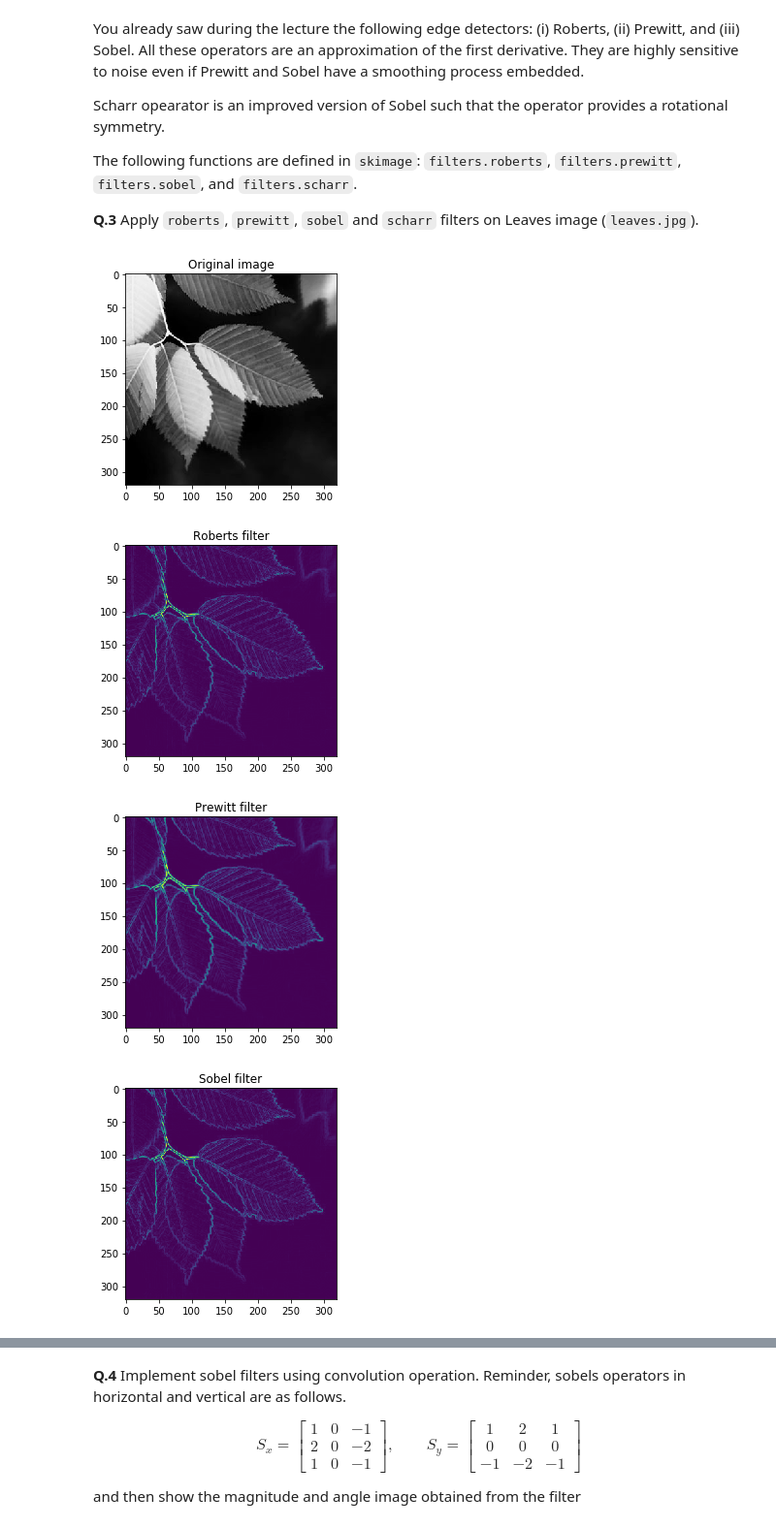
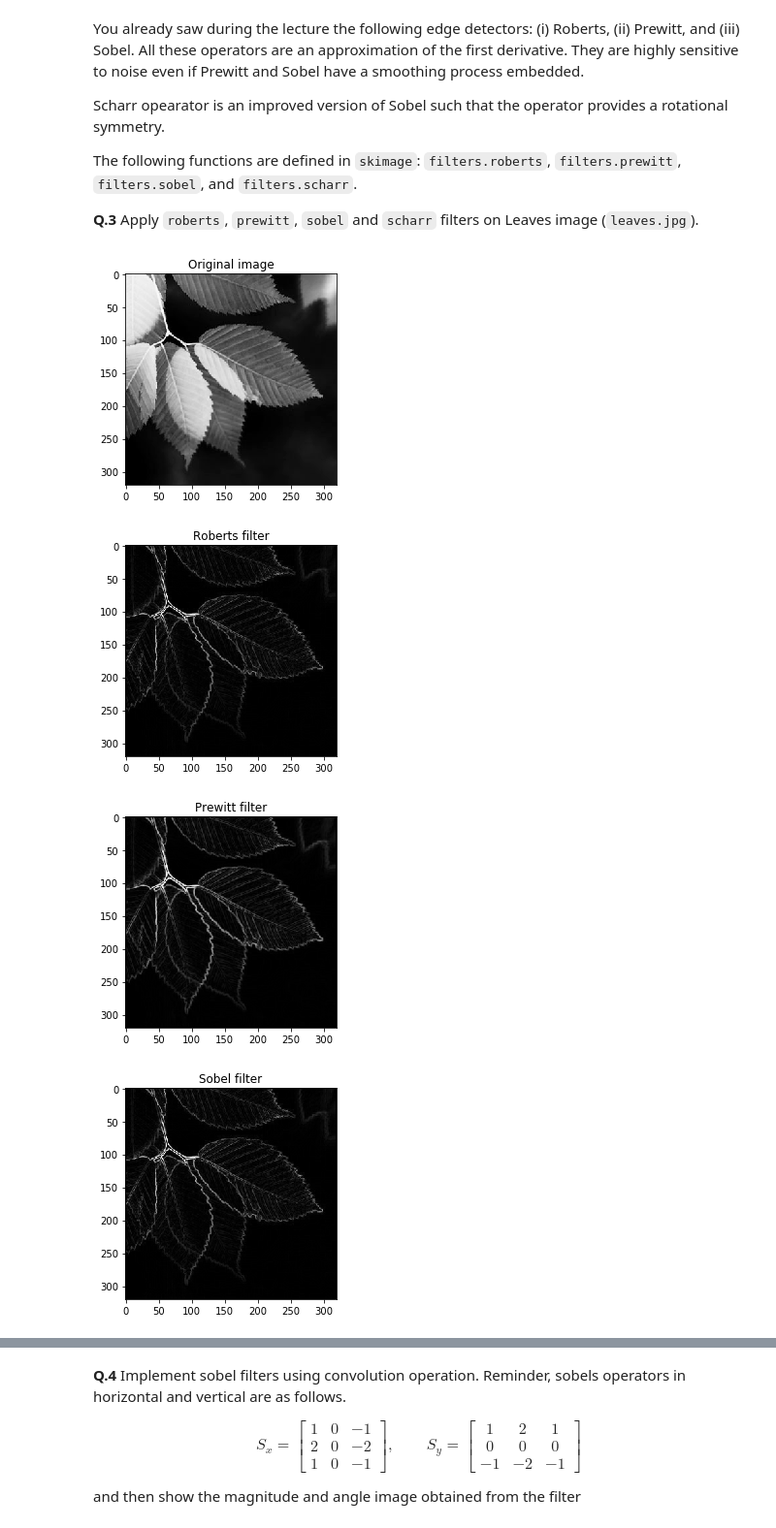
Before and after one commit to OlehKSS/B31XB-IIP-TP-1718, a Jupyter notebook: 4-filter-spatial-domain/4-spatial-filter.ipynb, the cells around one changed output, grey strips where cells are left out. Shown at 97% size. Cells and saved outputs as stored; diff of their text form; code cells hidden in the pictures.

```diff
--- a/4-filter-spatial-domain/4-spatial-filter.ipynb
+++ b/4-filter-spatial-domain/4-spatial-filter.ipynb
@@ -108,35 +108,35 @@ The following functions are defined in `skimage`: `filters.roberts`, `filters.pr
 # %%
 img_lvs = io.imread(path + img_names[4], as_grey = True)
 
 plt.imshow(img_lvs, cmap = cm.Greys)
 plt.title('Original image')
 plt.show()
 
 #roberts filter
 img_lvs_rob = filters.roberts(img_lvs)
-plt.imshow(img_lvs_rob)
+plt.imshow(img_lvs_rob, cmap = cm.Greys_r)
 plt.title('Roberts filter')
 plt.show()
 
 #prewitt filter
 img_lvs_prw = filters.prewitt(img_lvs)
-plt.imshow(img_lvs_prw)
+plt.imshow(img_lvs_prw, cmap = cm.Greys_r)
 plt.title('Prewitt filter')
 plt.show()
 
 #sobel filter
 img_lvs_sbl = filters.roberts(img_lvs)
-plt.imshow(img_lvs_sbl)
+plt.imshow(img_lvs_sbl, cmap = cm.Greys_r)
 plt.title('Sobel filter')
 plt.show()
 
 #scharr filter
 img_lvs_sch = filters.roberts(img_lvs)
-plt.imshow(img_lvs_sch)
+plt.imshow(img_lvs_sch, cmap = cm.Greys_r)
 plt.title('Scharr filter')
 plt.show()
 # %% [output]
 [figure]
-[figure, old version]
+[figure, new version]
-[figure, old version]
+[figure, new version]
-[figure, old version]
+[figure, new version]
```
Also changed, not shown: parts of 7 cells of this notebook.
